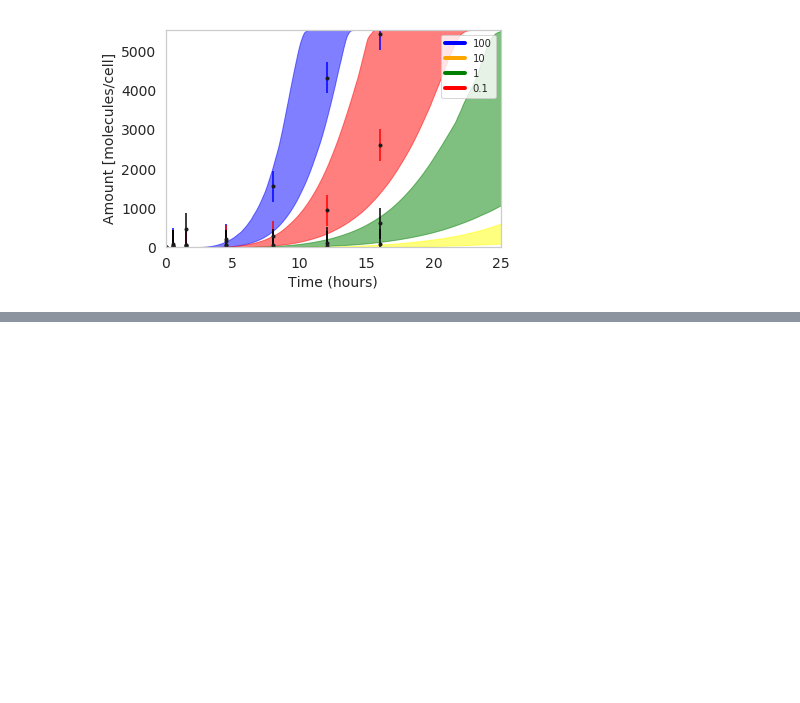
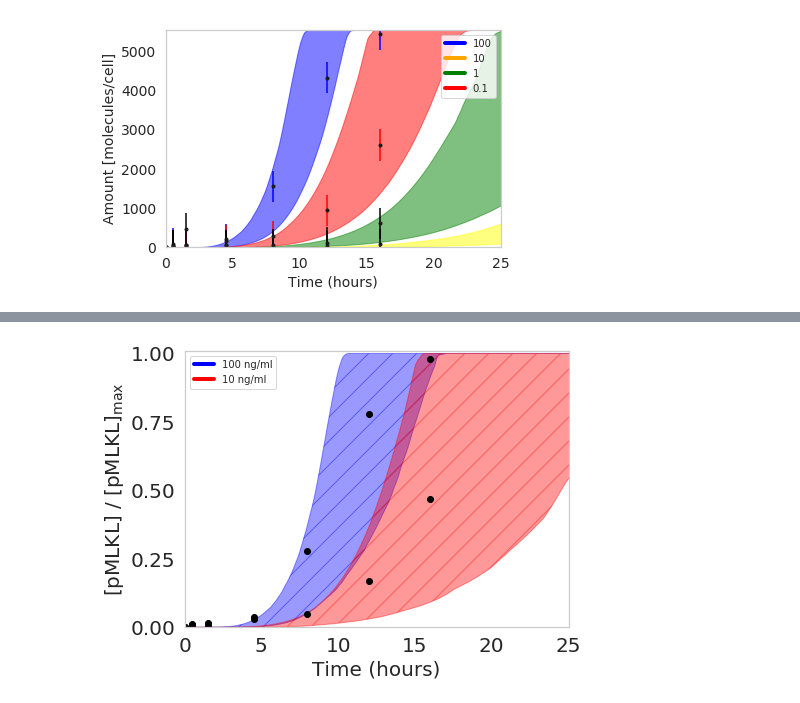
Before and after one commit to LoLab-MSM/NERM, a Jupyter notebook: model_analysis/nerm_allclus_survivalfits_pmlkl.ipynb, the cells around one changed output, grey strips where cells are left out. Drawn from its saved outputs; the diff is of its cells as text; code cells hidden in the pictures; blank space fills up the shorter version.

```diff
--- a/model_analysis/nerm_allclus_survivalfits_pmlkl.ipynb
+++ b/model_analysis/nerm_allclus_survivalfits_pmlkl.ipynb
@@ -688,0 +816,77 @@ plt.show()
+# %%
+x1001 = np.array([0, 30, 90, 270])
+x1002 = np.array([480, 720, 960])
+y1001 = np.array([0,0.00885691708746097, 0.0161886154261265, 0.0373005242261882])
+y1002 = np.array([0.2798939020159581, .7797294067, 0.98])
+# Combine the results dataframes into a single dataframe with a 'group' index,
+# in addition to "simulation" and "time" indexes
+df = pd.concat([c0df100wt100],
+               keys=['wt100'],
+               names=['group', 'simulation', 'time'])
+
+df2 = pd.concat([c0df100wt10],
+               keys=['wt10'],
+               names=['group', 'simulation', 'time'])
+
+# Add observable/group pairs as needed
+obs_to_plot = {
+    ('MLKLa_obs', 'wt100'): 'blue'}
+
+obs_to_plot2 = {
+    ('MLKLa_obs', 'wt10'): 'red'}
+
+lower_quantile = 0.01  # 10%
+uper_quantile = 0.99  # 90%
+median = 0.5
+
+fig, ax = plt.subplots(figsize = (7,5))
+# plt.figure()
+legend_keys = []
+for obs_pair, colour in obs_to_plot.items():
+    obs, group = obs_pair
+    # Calculate 10%, 50%, and 90% quantiles for observable
+    quantile_data = df[obs].loc[group].groupby(['time']).quantile(
+        q=[lower_quantile, median, upper_quantile]).unstack()
+    time_hrs = quantile_data.index / 60
+    # Plot the median line (50% quantile) for the observable
+#     ax.plot(time_hrs, quantile_data.loc[:, median], color=colour)
+    # Plot the 10% and 90% quantiles as an envelope
+    ax.fill_between(time_hrs,
+                    quantile_data.loc[:, lower_quantile]/5544,
+                    quantile_data.loc[:, upper_quantile]/5544,
+                    color=colour,
+                    alpha=0.40,hatch='/')
+
+for obs_pair, colour in obs_to_plot2.items():
+    obs, group = obs_pair2
+    # Calculate 10%, 50%, and 90% quantiles for observable
+    quantile_data = df2[obs].loc[group].groupby(['time']).quantile(
+        q=[lower_quantile, median, upper_quantile]).unstack()
+    time_hrs2 = quantile_data.index / 60
+    # Plot the median line (50% quantile) for the observable
+#     ax.plot(time_hrs, quantile_data.loc[:, median], color=colour)
+    # Plot the 10% and 90% quantiles as an envelope
+    ax.fill_between(time_hrs2,
+                    quantile_data.loc[:, lower_quantile]/5544,
+                    quantile_data.loc[:, upper_quantile]/5544,
+                    color=colour2,
+                    alpha=0.40,hatch='/')
+# plt.title('Model fitting across all TNF doses with Exp. Data',fontsize=14) # Title
+plt.ylabel(r"[pMLKL] / [pMLKL]$_\mathrm{max}$", fontsize = 20)
+plt.xlabel('Time (hours)', fontsize = 20) # X label
+plt.xlim(xmin = 0, xmax =25)
+plt.ylim(ymin = 0, ymax = 1.01)
+#100 TNF
+plt.scatter(x/60, y100, color = 'black')
+plt.scatter(x/60, y10, color = 'black')
+ax.set_yticks([0, 0.25, 0.5, 0.75, 1.0])
+ax.tick_params(axis='both', which='major', labelsize=20)
+custom_lines = [Line2D([0], [0], color='blue', lw=4),
+               Line2D([0], [0], color='red', lw=4)]
+plt.legend(custom_lines, ['100 ng/ml', '10 ng/ml'], prop={'size': 10}, loc = 'upper left')
+plt.grid(False)
+plt.tight_layout()
+fig.savefig('nerm_allpars_5720_wdata_100_10tnfwscatter.pdf')
+plt.show()
+# %% [output]
+[figure, added]
```
Also changed, not shown: parts of 9 cells of this notebook, 34 other files.
